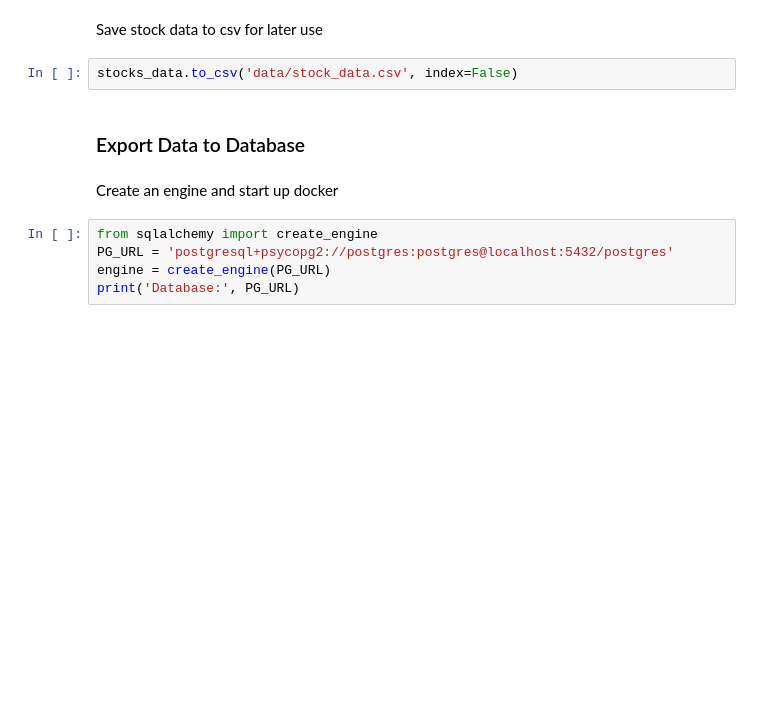
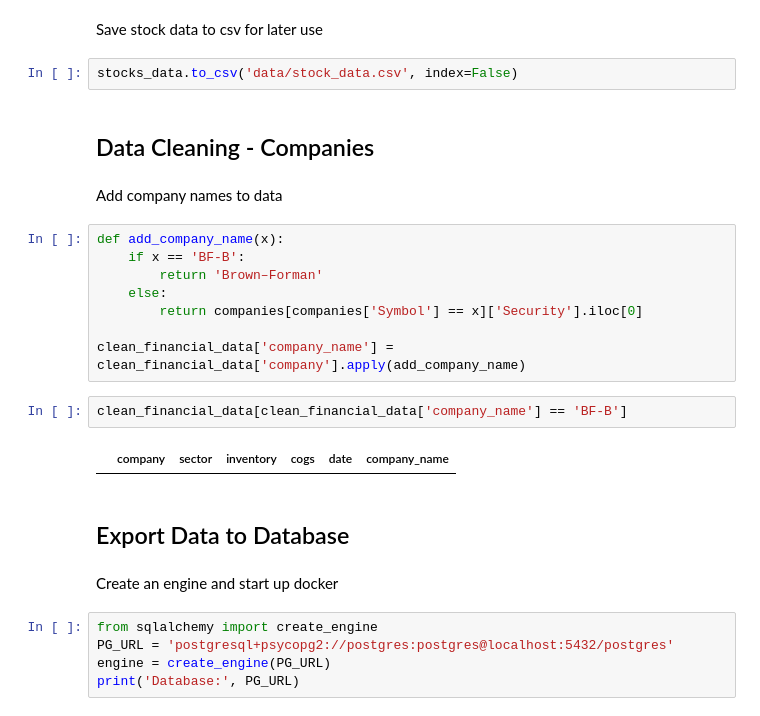
Before and after one commit to NateM024/inventory-analysis, a Jupyter notebook: capstone.ipynb, the cells around one changed output. Cells and saved outputs as stored; diff of their text form; blank space fills up the shorter version.

Commit message:
added company names to company table

```diff
--- a/capstone.ipynb
+++ b/capstone.ipynb
@@ -263,8 +263,24 @@ stocks_data['date'] = pd.to_datetime(stocks_data['date']).dt.date
 Save stock data to csv for later use
 # %%
 stocks_data.to_csv('data/stock_data.csv', index=False)
+# %% [markdown]
+## Data Cleaning - Companies
+# %% [markdown]
+Add company names to data
+# %%
+def add_company_name(x):
+    if x == 'BF-B':
+        return 'Brown–Forman'
+    else:
+        return companies[companies['Symbol'] == x]['Security'].iloc[0]
+
+clean_financial_data['company_name'] = clean_financial_data['company'].apply(add_company_name)
+# %%
+clean_financial_data[clean_financial_data['company_name'] == 'BF-B']
+# %% [output]
+|  | company | sector | inventory | cogs | date | company_name |
 # %% [markdown]
-### Export Data to Database
+## Export Data to Database
 # %% [markdown]
 Create an engine and start up docker
 # %%
```
Also changed, not shown: parts of 1 cell of this notebook.
